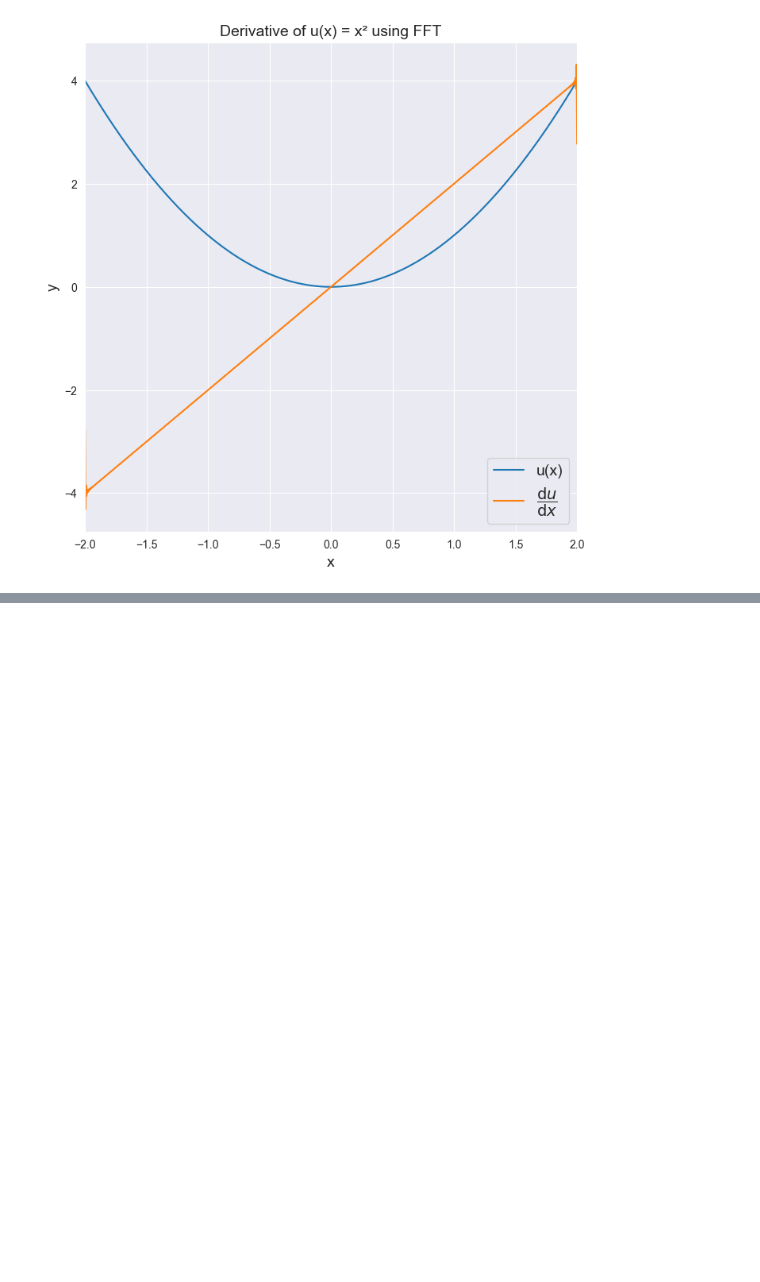
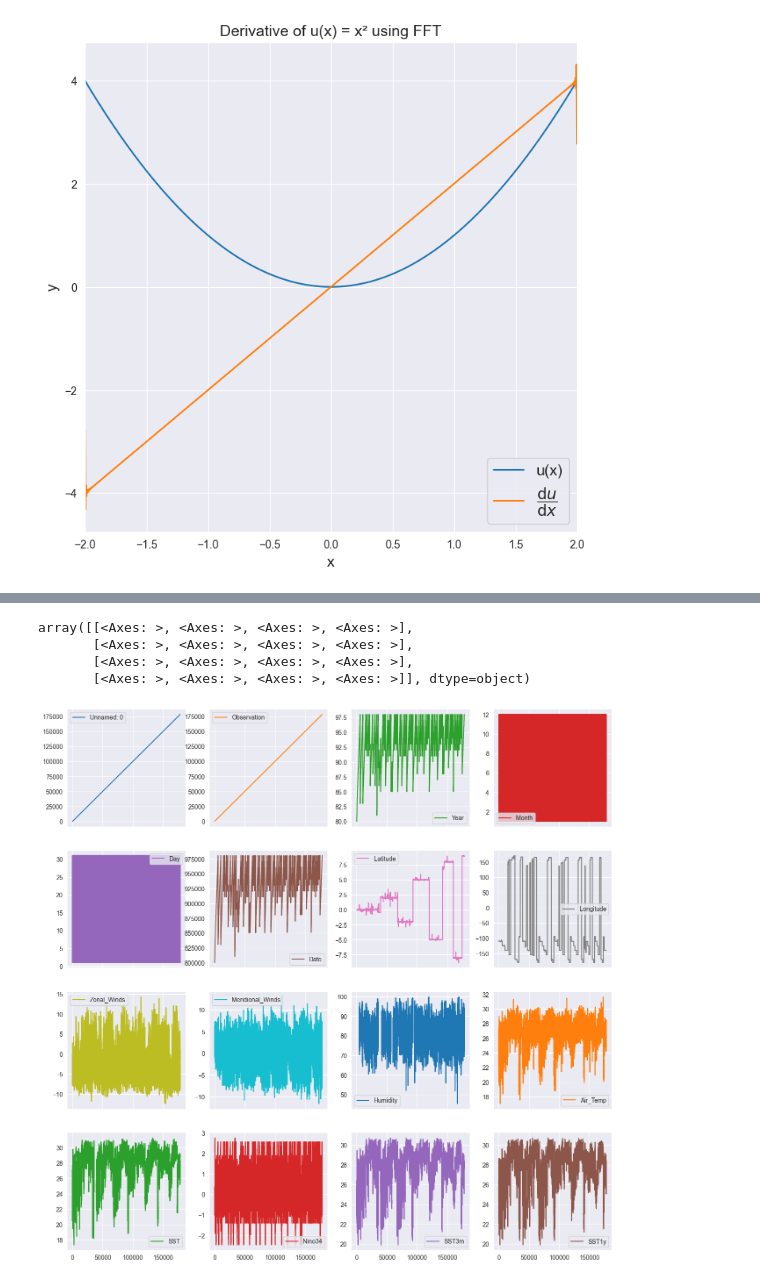
Before and after one commit to ChaPop870/63-527-Data-Analysis-of-Atm-and-Oce-using-Python-Labs, a Jupyter notebook: Lab-Report-2/Lab Report 4.ipynb, the cells around one changed output, grey strips where cells are left out. Cells and saved outputs as stored; diff of their text form; code cells hidden in the pictures; blank space fills up the shorter version.

```diff
--- a/Lab-Report-2/Lab Report 4.ipynb
+++ b/Lab-Report-2/Lab Report 4.ipynb
@@ -170,0 +460,9 @@ plt.show()
+# %%
+df.describe().T
+df.plot(subplots=True, layout=(4,4), figsize=(16, 16))
+# %% [output]
+array([[<Axes: >, <Axes: >, <Axes: >, <Axes: >],
+       [<Axes: >, <Axes: >, <Axes: >, <Axes: >],
+       [<Axes: >, <Axes: >, <Axes: >, <Axes: >],
+       [<Axes: >, <Axes: >, <Axes: >, <Axes: >]], dtype=object)
+[figure, added]
```
Also changed, not shown: parts of 9 cells of this notebook, 3 other files.
